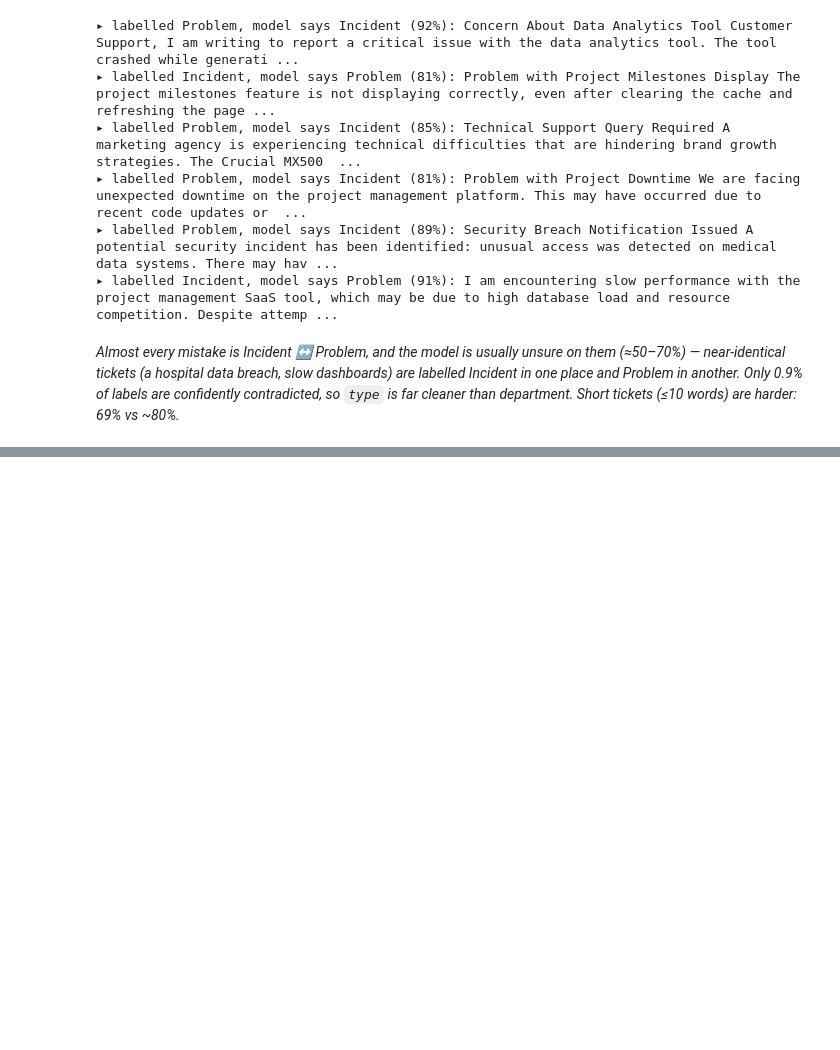
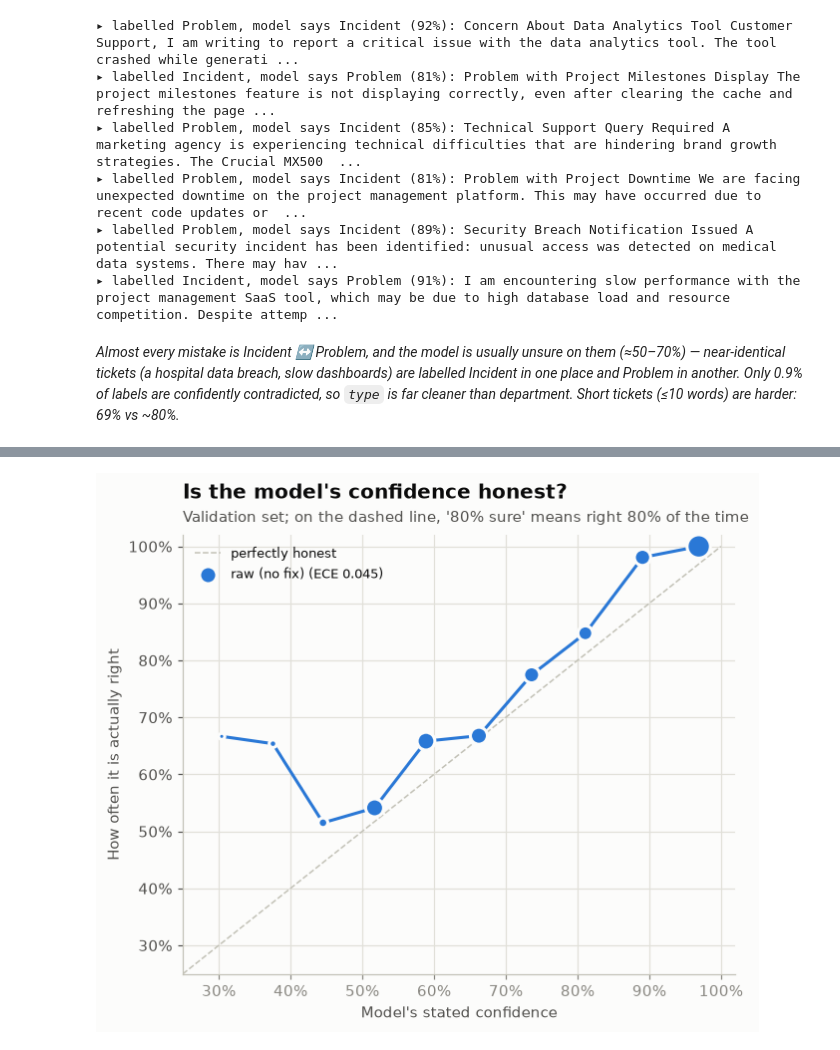
Before and after one commit to karthikiyer365/Live, a Jupyter notebook: topic-classification/department_classifier_pipeline.ipynb, the cells around one changed output, grey strips where cells are left out. Saved outputs shown, nothing was run; the diff lists cells and outputs as text; code cells hidden in the pictures; blank space fills up the shorter version.

```diff
--- a/topic-classification/department_classifier_pipeline.ipynb
+++ b/topic-classification/department_classifier_pipeline.ipynb
@@ -1297,0 +1338,24 @@ for i in rng.choice(suspects.index, size=min(6, len(suspects)), replace=False):
+# %%
+# Step 19 (chart) — reliability: stated confidence vs how often the model is actually right; dot size = tickets in the bin
+fig, ax = plt.subplots(figsize=(6.5, 5.2))
+ax.plot([0.25, 1], [0.25, 1], color=AXIS, linestyle="--", linewidth=1, label="perfectly honest")
+bins = np.linspace(0.25, 1, 11)
+for (name, p), color in zip([("raw (no fix)", calibration["raw (no fix)"])] +
+                            ([(CALIBRATION, calibration[CALIBRATION])] if CALIBRATION != "raw (no fix)" else []), CAT):
+    conf, correct = p.max(axis=1), val_classes[p.argmax(axis=1)] == y_val.to_numpy()
+    b = np.digitize(conf, bins[1:-1])
+    stats = pd.DataFrame({"conf": conf, "correct": correct, "b": b}).groupby("b").agg(conf=("conf", "mean"), acc=("correct", "mean"), n=("correct", "size"))
+    ax.plot(stats["conf"], stats["acc"], color=color, linewidth=2, zorder=2)
+    ax.scatter(stats["conf"], stats["acc"], s=stats["n"] / stats["n"].max() * 220 + 15, color=color, edgecolor=SURFACE,
+               linewidth=2, zorder=3, label=f"{name} (ECE {cal_table.loc[name, 'ECE (lower is better)']:.3f})")
+ax.set_xlim(0.25, 1.02)
+ax.set_ylim(0.25, 1.02)
+ax.xaxis.set_major_formatter(mpl.ticker.PercentFormatter(1.0))
+ax.yaxis.set_major_formatter(mpl.ticker.PercentFormatter(1.0))
+ax.set_xlabel("Model's stated confidence")
+ax.set_ylabel("How often it is actually right")
+headline(ax, "Is the model's confidence honest?", "Validation set; on the dashed line, '80% sure' means right 80% of the time")
+ax.legend(loc="upper left", fontsize=8.5)
+plt.show()
+# %% [output]
+[figure, added]
```
Also changed, not shown: parts of 5 cells of this notebook.
